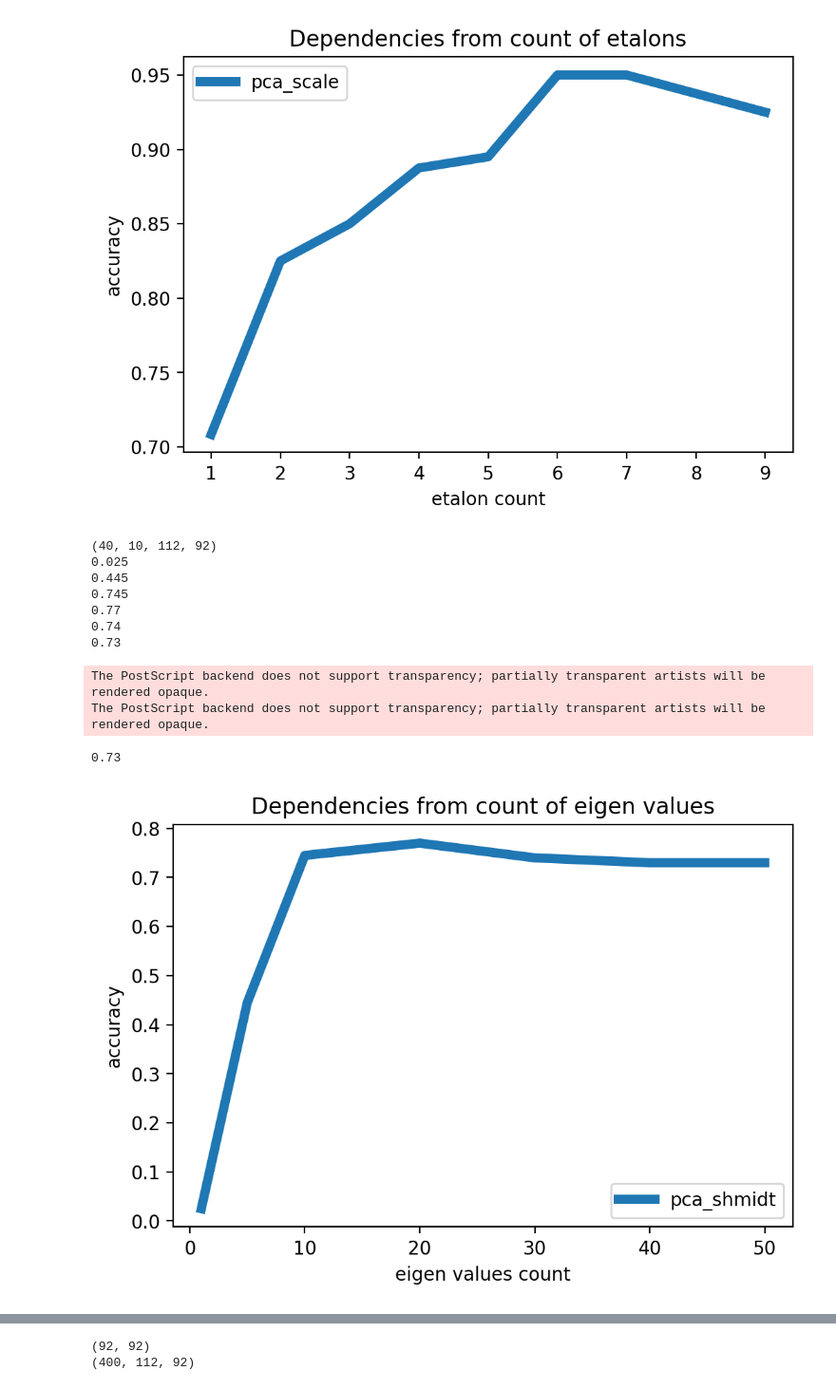
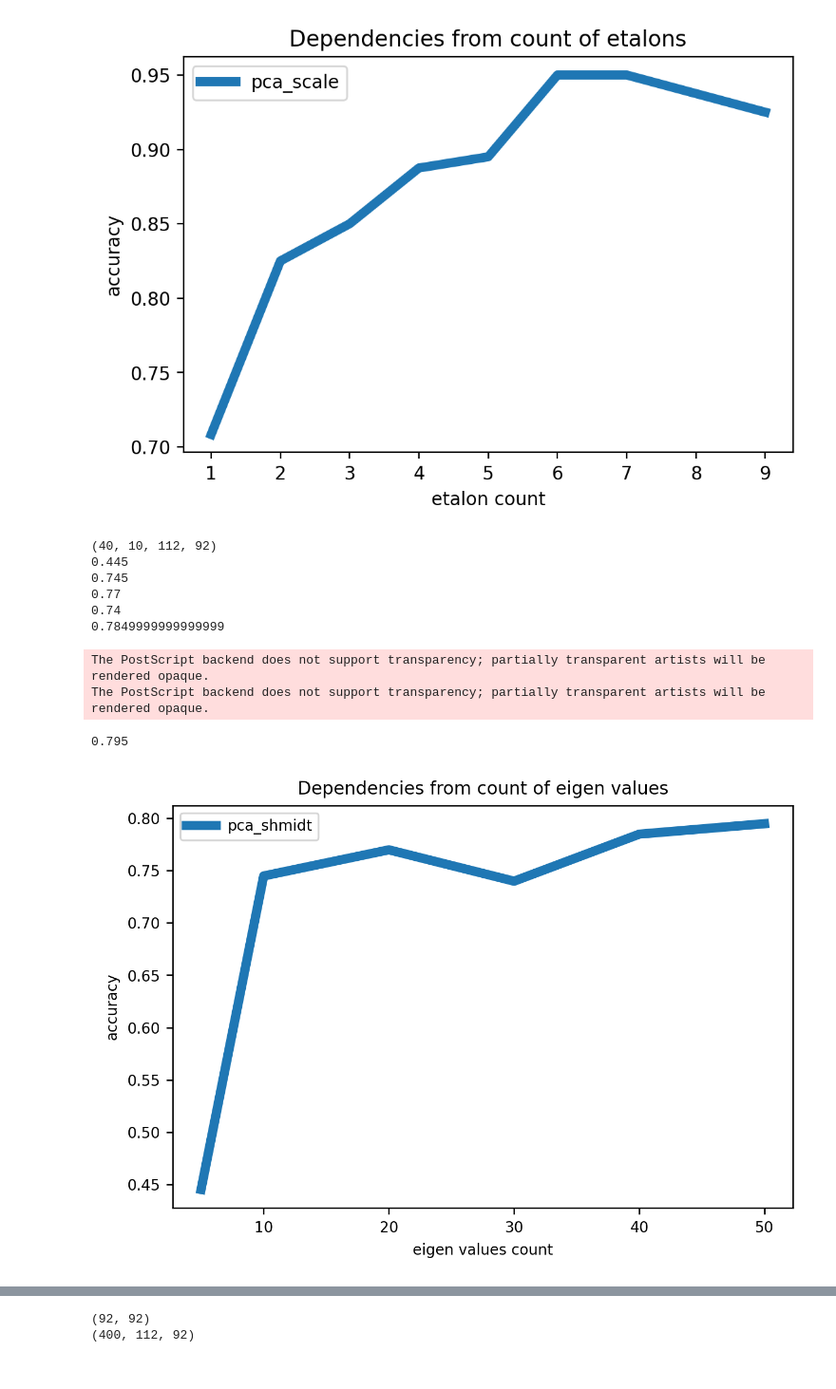
Before and after one commit to KapiWow/face_recognition, a Jupyter notebook: PCA.ipynb, the cells around one changed output, grey strips where cells are left out. Shown at 95% size. Cells and saved outputs as stored; diff of their text form; code cells hidden in the pictures.

```diff
--- a/PCA.ipynb
+++ b/PCA.ipynb
@@ -293,7 +293,7 @@ def get_pca2(imgs):
     V = np.cov(imgs)
     values, vectors = eig(V)
     v2 = []
-    for i in range(30):
+    for i in range(50):
         v2.append(vectors[i])
     v2 = np.array(v2)
     temp = imgs.T.dot(v2.T).T
@@ -318,35 +318,34 @@ def get_pca_imgs_shmidt(imgs, main_values):
     return pca_shmidt
 # %%
 pca_eig_count_acc = []
-eigs =[1, 5, 10, 20, 30, 40, 50]
+eigs =[5, 10, 20, 30, 40, 50]
 
 print(np.array(imgs).shape)
 
 for eig_count in eigs:
     imgs_pca = get_pca_imgs_shmidt(imgs, eig_count)
     test, train = test_train(imgs_pca, 5)
     _, acc = (fr(test, train, 5))
     pca_eig_count_acc.append(acc)
 
 x = list(range(1,10))
 plt.title('Dependencies from count of eigen values')   # заголовок
 plt.xlabel('eigen values count')   # подпись оси OX
 plt.ylabel('accuracy')   # подпись оси OY
 plt.plot(eigs, pca_eig_count_acc, label = "pca_shmidt", linewidth=5.0)
 
 plt.legend()
 plt.savefig("res/pca_shmidt_eig.eps")
 # %% [output]
 (40, 10, 112, 92)
-0.025
 0.445
 0.745
 0.77
 0.74
-0.73
+0.7849999999999999
 The PostScript backend does not support transparency; partially transparent artists will be rendered opaque.
 The PostScript backend does not support transparency; partially transparent artists will be rendered opaque.
-0.73
+0.795
-[figure, old version]
+[figure, new version]
 # %%
 pca_acc_gramm = []
```
Also changed, not shown: parts of 26 cells of this notebook, 12 other files.
